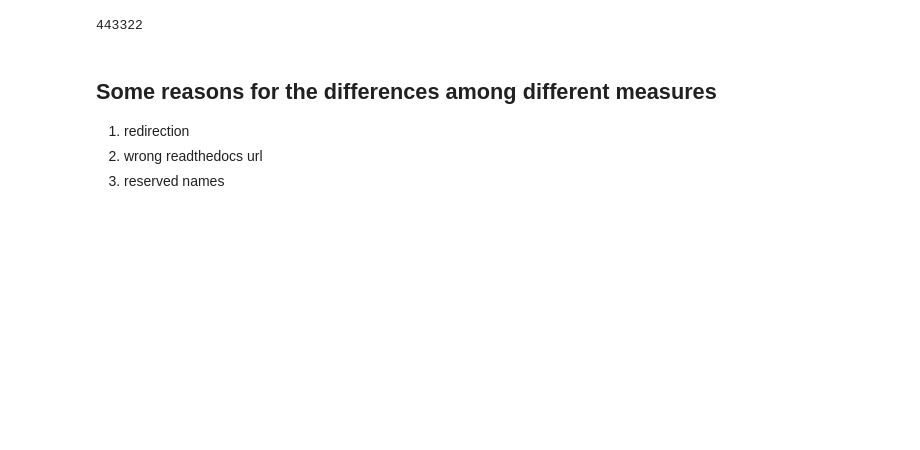
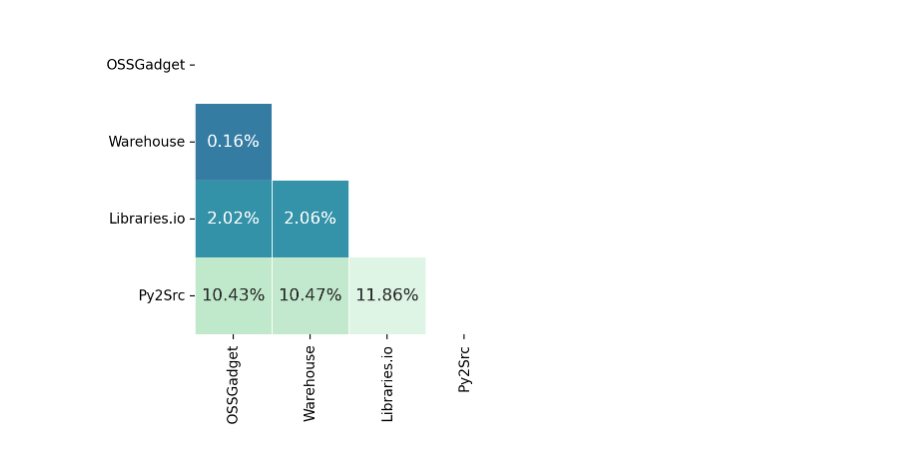
Before and after one commit to gaokai320/PyRadar, a Jupyter notebook: baseline_analysis.ipynb, the cells around one changed output. Cells and saved outputs as stored; diff of their text form; code cells hidden in the pictures; blank space fills up the shorter version.

```diff
--- a/baseline_analysis.ipynb
+++ b/baseline_analysis.ipynb
@@ -244,10 +61,63 @@ py2src_results["same"] = py2src_results.apply(same, axis=1)
-# %%
-len(py2src_results[py2src_results["same"] == False])
-# %% [output]
-443322
-# %% [markdown]
-## Some reasons for the differences among different measures
-
-1. redirection
-2. wrong readthedocs url
-3. reserved names
+# %%
+github_results = baseline_results[
+    baseline_results["librariesio"].str.startswith("https://github.com")
+    | (baseline_results["librariesio"] == "")
+]
+
+data = []
+baselines = ["ossgadget", "warehouse", "librariesio", "py2src_final"]
+for i in range(len(baselines)):
+    data.append([0] * len(baselines))
+
+for i in range(len(baselines)):
+    for j in range(i, len(baselines)):
+        results_diff = len(
+            github_results[github_results[baselines[i]] != github_results[baselines[j]]]
+        )
+        data[j][i] = results_diff / len(baseline_results)
+# %%
+import numpy as np
+import seaborn as sns
+import matplotlib.pyplot as plt
+
+%matplotlib inline
+%config InlineBackend.figure_format = 'retina'
+
+
+def plot_diff_heatmap(data):
+    with sns.axes_style():
+        fig, ax = plt.subplots(figsize=(4, 4))
+        corr = pd.DataFrame(data, index=baselines, columns=baselines)
+        mapper = {
+            "ossgadget": "OSSGadget",
+            "warehouse": "Warehouse",
+            "librariesio": "Libraries.io",
+            "py2src_final": "Py2Src",
+        }
+        corr.rename(index=mapper, columns=mapper, inplace=True)
+
+        # Create a mask
+        mask = np.triu(np.ones_like(corr, dtype=bool))
+
+        # Create a custom divergin palette
+        cmap = sns.color_palette("mako", as_cmap=True)
+
+        sns.heatmap(
+            corr,
+            mask=mask,
+            center=0,
+            annot=True,
+            fmt=".2%",
+            square=True,
+            cmap=cmap,
+            ax=ax,
+            cbar=False,
+            linewidths=0.2,
+            annot_kws={"fontsize": 12},
+        )
+        fig.savefig("figures/baseline_diff_heatmap.pdf", bbox_inches="tight")
+
+
+plot_diff_heatmap(data)
+# %% [output]
+[figure, added]
```
Also changed, not shown: parts of 17 cells of this notebook, 1 other file.
